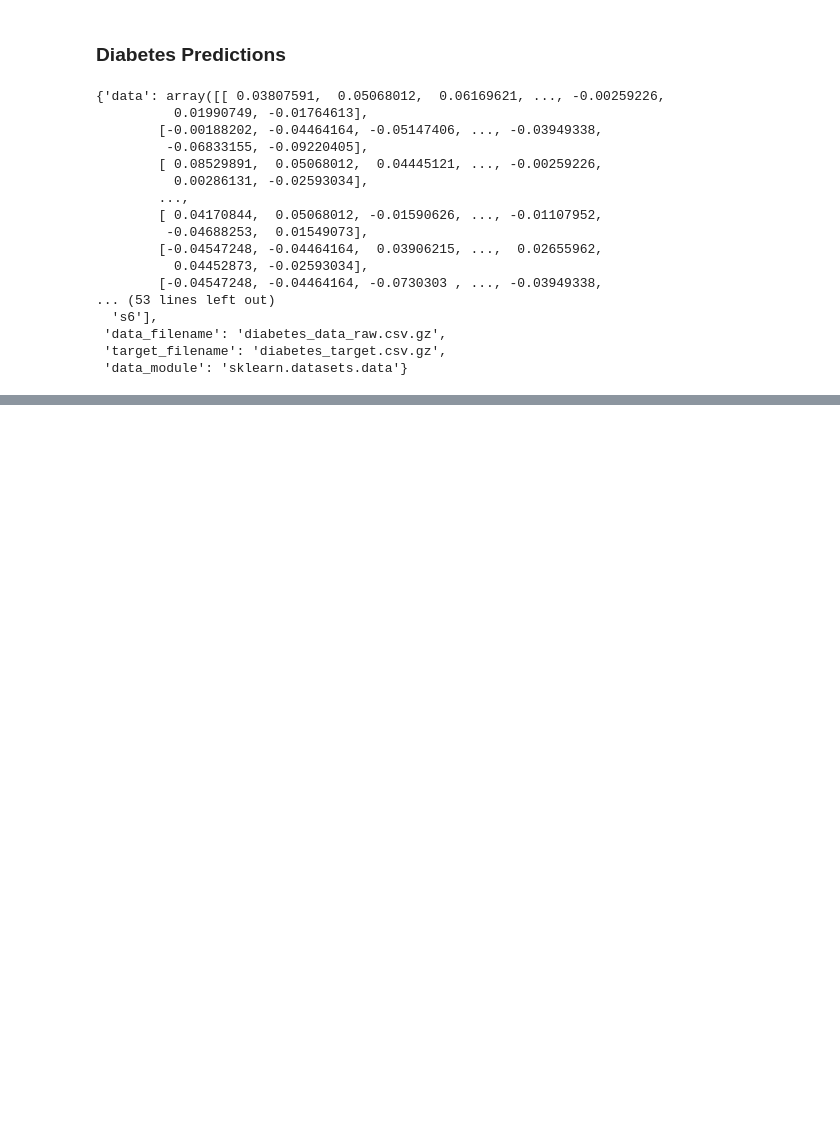
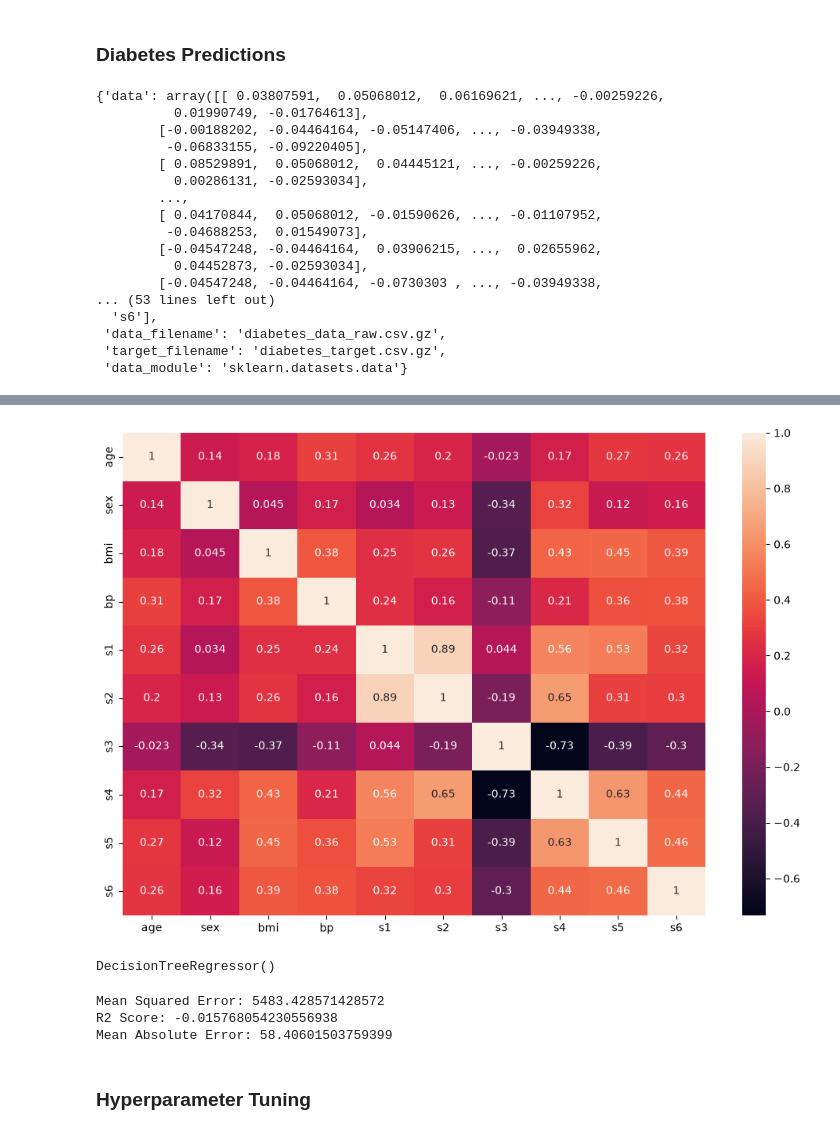
Before and after one commit to Niraj7272/DataScience, a Jupyter notebook: Practice/Machine_Learning/Decision_Tree/dt_regression.ipynb, the cells around one changed output, grey strips where cells are left out. Cells and saved outputs as stored; diff of their text form; code cells hidden in the pictures; blank space fills up the shorter version.

Commit message:
decision tree regression

```diff
--- a/Practice/Machine_Learning/Decision_Tree/dt_regression.ipynb
+++ b/Practice/Machine_Learning/Decision_Tree/dt_regression.ipynb
@@ -26,0 +87,3 @@ dataset
+# %%
+import pandas as pd
+df = pd.DataFrame(dataset['data'], columns=dataset['feature_names'])
@@ -26,0 +99,4 @@ dataset
+# %%
+# Independent and dependent features
+X = df
+y = dataset['target']
@@ -26,0 +123,4 @@ dataset
+# %%
+from sklearn.model_selection import train_test_split
+
+X_train, X_test, y_train, y_test = train_test_split(X, y, test_size=0.3, random_state=42)
@@ -26,0 +151,15 @@ dataset
+# %%
+import matplotlib.pyplot as plt
+import seaborn as sns
+
+plt.figure(figsize=(12,8))
+sns.heatmap(X_train.corr(), annot=True)
+plt.show()
+# %% [output]
+[figure, added]
+# %%
+from sklearn.tree import DecisionTreeRegressor
+model = DecisionTreeRegressor()
+model.fit(X_train,y_train)
+# %% [output]
+DecisionTreeRegressor()
@@ -26,0 +171,10 @@ dataset
+# %%
+print(f'Mean Squared Error: {mean_squared_error(y_test,y_pred)}')
+print(f'R2 Score: {r2_score(y_test,y_pred)}')
+print(f'Mean Absolute Error: {mean_absolute_error(y_test,y_pred)}')
+# %% [output]
+Mean Squared Error: 5483.428571428572
+R2 Score: -0.015768054230556938
+Mean Absolute Error: 58.40601503759399
+# %% [markdown]
+### Hyperparameter Tuning
```
Also changed, not shown: parts of 26 cells of this notebook.
